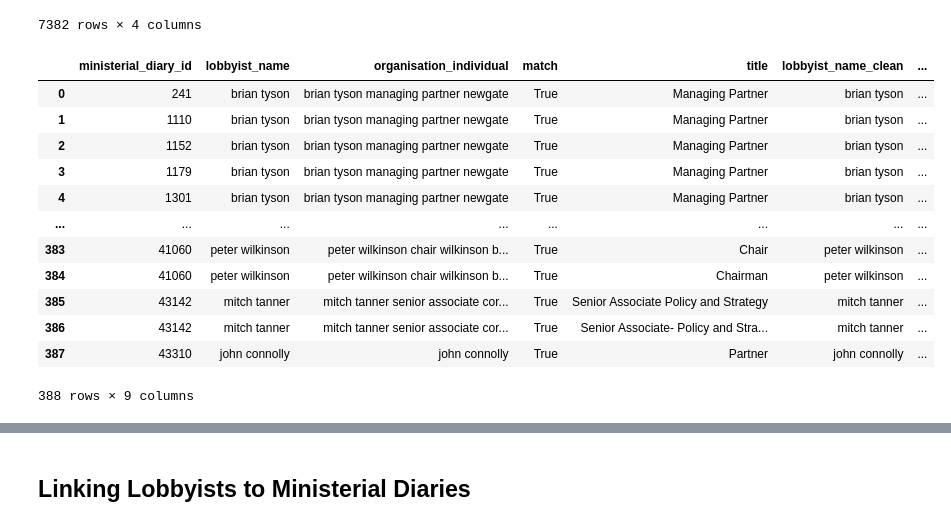
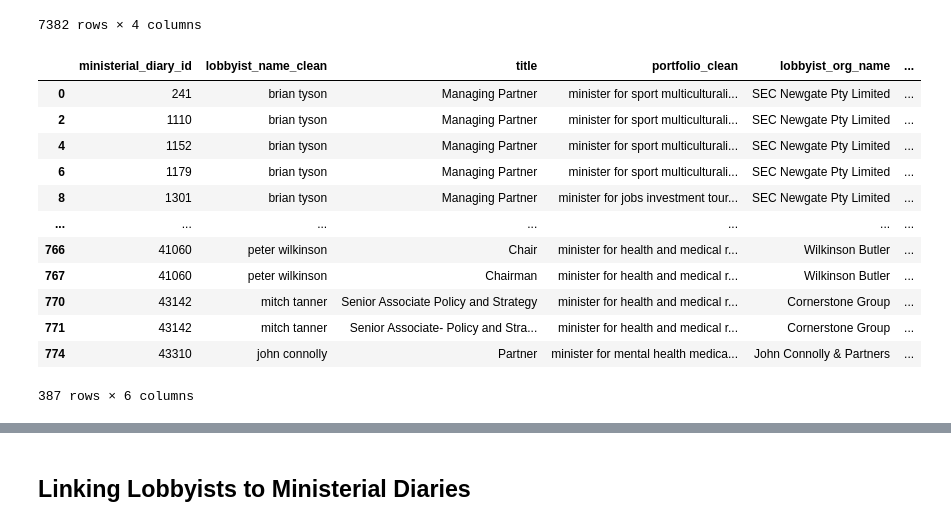
Before and after one commit to sjeruto/ARDC-Project, a Jupyter notebook: notebooks/mg_workbook.ipynb, the cells around one changed output, grey strips where cells are left out. Saved outputs shown, nothing was run; the diff lists cells and outputs as text; code cells hidden in the pictures.

```diff
--- a/notebooks/mg_workbook.ipynb
+++ b/notebooks/mg_workbook.ipynb
@@ -41,6 +31,7 @@ diaries_df
 from src.services.LobbyistService import LobbyistDataService
 lobbyistDataService = LobbyistDataService(cnx)
 all_lobbyist_employees_df = lobbyistDataService.get_all_lobbyist_employees()
-all_lobbyist_employees_df
+unique_lobbyist_orgs_df = lobbyistDataService.get_unique_lobbyist_abns()
+unique_lobbyist_orgs_df
 # %% [output]
 cleaning abn
@@ -119,11 +111,10 @@ class Searcher:
             [mining_companies.append(name) for name in self.mining_data_df['company_clean'].unique()
                 if name not in mining_companies and 'deceased' not in name]
 
-            temp_df = pd.DataFrame({ 'company_name': mining_companies})
-            clean_business_name(temp_df, 'company_name')
-            self.mining_company_names = temp_df['company_name_clean'].tolist()
+            self.mining_company_names = pd.DataFrame({ 'company_name': mining_companies})
+            clean_business_name(self.mining_company_names, 'company_name')
+            self.mining_company_names = self.mining_company_names['company_name_clean'].tolist()
 
-        # clean_business_name(mining_companies_df, 'company_name')
         return self.mining_company_names
 
     def _is_client_mining_company(self, client_name):
@@ -190,19 +181,21 @@ search = Searcher(all_lobbyist_employees_df, mining_data_df, all_lobyist_clients
 # %%
 
 search.link_to_lobbyist_employee_name(diaries_df['organisation_individual_clean'], diaries_df['id'])
 associated = search.get_associated_employees_df()
+associated = associated.merge(unique_lobbyist_orgs_df, left_on = 'lobbyist_abn_clean', right_on = 'abn_clean')[[
+    'ministerial_diary_id', 'lobbyist_name_clean', 'title', 'portfolio_clean', 'lobbyist_org_name', 'lobbyist_abn_clean']].drop_duplicates()
 associated
 # %% [output]
-|  | ministerial_diary_id | lobbyist_name | organisation_individual | match | title | lobbyist_name_clean | ... |
-| 0 | 241 | brian tyson | brian tyson managing partner newgate | True | Managing Partner | brian tyson | ... |
-| 1 | 1110 | brian tyson | brian tyson managing partner newgate | True | Managing Partner | brian tyson | ... |
-| 2 | 1152 | brian tyson | brian tyson managing partner newgate | True | Managing Partner | brian tyson | ... |
-| 3 | 1179 | brian tyson | brian tyson managing partner newgate | True | Managing Partner | brian tyson | ... |
-| 4 | 1301 | brian tyson | brian tyson managing partner newgate | True | Managing Partner | brian tyson | ... |
-| ... | ... | ... | ... | ... | ... | ... | ... |
-| 383 | 41060 | peter wilkinson | peter wilkinson chair wilkinson b... | True | Chair | peter wilkinson | ... |
-| 384 | 41060 | peter wilkinson | peter wilkinson chair wilkinson b... | True | Chairman | peter wilkinson | ... |
-| 385 | 43142 | mitch tanner | mitch tanner senior associate cor... | True | Senior Associate Policy and Strategy | mitch tanner | ... |
-| 386 | 43142 | mitch tanner | mitch tanner senior associate cor... | True | Senior Associate- Policy and Stra... | mitch tanner | ... |
-| 387 | 43310 | john connolly | john connolly | True | Partner | john connolly | ... |
+|  | ministerial_diary_id | lobbyist_name_clean | title | portfolio_clean | lobbyist_org_name | ... |
+| 0 | 241 | brian tyson | Managing Partner | minister for sport multiculturali... | SEC Newgate Pty Limited | ... |
+| 2 | 1110 | brian tyson | Managing Partner | minister for sport multiculturali... | SEC Newgate Pty Limited | ... |
+| 4 | 1152 | brian tyson | Managing Partner | minister for sport multiculturali... | SEC Newgate Pty Limited | ... |
+| 6 | 1179 | brian tyson | Managing Partner | minister for sport multiculturali... | SEC Newgate Pty Limited | ... |
+| 8 | 1301 | brian tyson | Managing Partner | minister for jobs investment tour... | SEC Newgate Pty Limited | ... |
+| ... | ... | ... | ... | ... | ... | ... |
+| 766 | 41060 | peter wilkinson | Chair | minister for health and medical r... | Wilkinson Butler | ... |
+| 767 | 41060 | peter wilkinson | Chairman | minister for health and medical r... | Wilkinson Butler | ... |
+| 770 | 43142 | mitch tanner | Senior Associate Policy and Strategy | minister for health and medical r... | Cornerstone Group | ... |
+| 771 | 43142 | mitch tanner | Senior Associate- Policy and Stra... | minister for health and medical r... | Cornerstone Group | ... |
+| 774 | 43310 | john connolly | Partner | minister for mental health medica... | John Connolly & Partners | ... |
-388 rows × 9 columns
+387 rows × 6 columns
```
Also changed, not shown: parts of 15 cells of this notebook, 2 other files.
